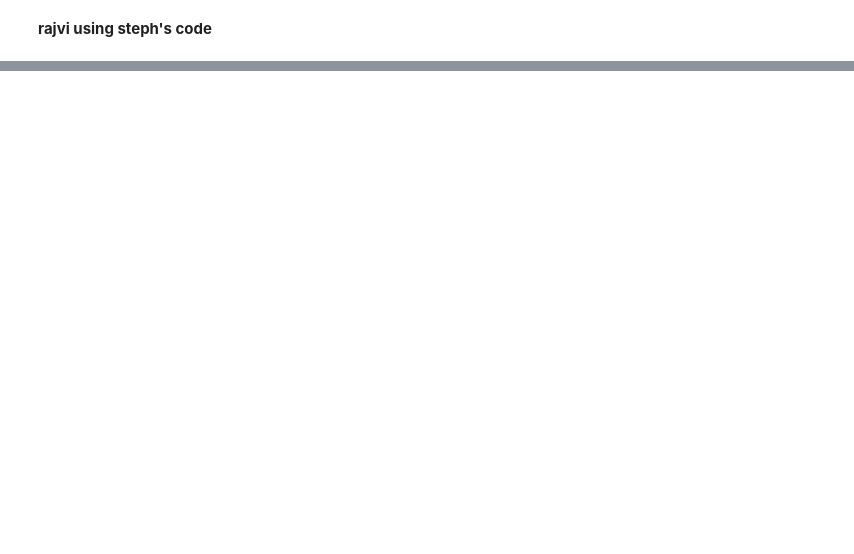
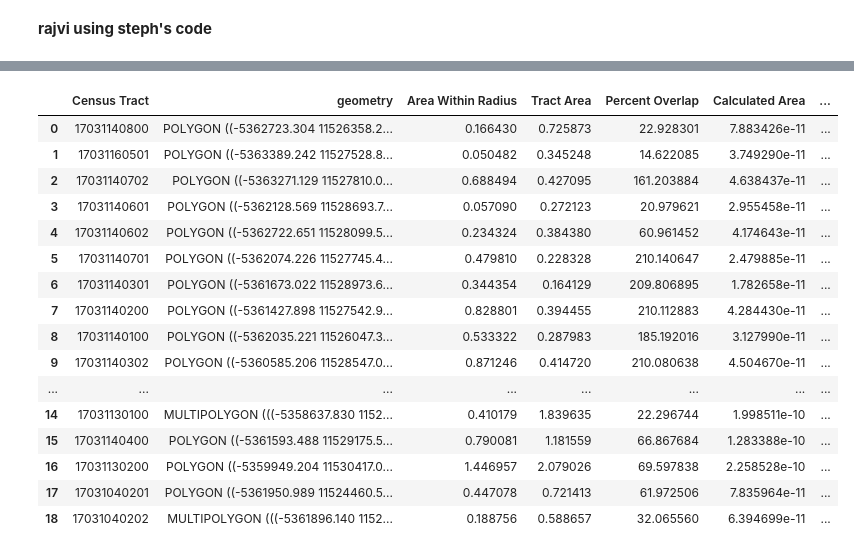
Before and after one commit to uchicago-dsi/cpl_project, a Jupyter notebook: can-summer-2023/api things/rajvi_use_mapbox_api.ipynb, the cells around one changed output, grey strips where cells are left out. Cells and saved outputs as stored; diff of their text form; code cells hidden in the pictures; blank space fills up the shorter version.

```diff
--- a/can-summer-2023/api things/rajvi_use_mapbox_api.ipynb
+++ b/can-summer-2023/api things/rajvi_use_mapbox_api.ipynb
@@ -156,2 +144,8 @@ albanyPark
 | 17 | 17031040201 | POLYGON ((-5361950.989 11524460.5... | 0.447078 | 0.721413 | 61.972506 |
 | 18 | 17031040202 | MULTIPOLYGON (((-5361896.140 1152... | 0.188756 | 0.588657 | 32.065560 |
+# %%
+areaCalculations = gpd.GeoDataFrame(areaCalculations, crs="epsg:32633")
+areaCalculations.reset_index(inplace = True)
+areaCalculations=areaCalculations.drop(columns = ['index'])
+areaCalculations['area'] = areaCalculations['geometry'].area/10**6
+areaCalculations
@@ -157,0 +170,23 @@ albanyPark
+# %%
+albanyPark['Percent Overlap'] = albanyPark['Area Within Radius']/albanyPark['Tract Area']*100
+albanyPark['Calculated Area'] = areaCalculations['area']
+albanyPark['Percent Overlap with Calculated Area'] = albanyPark['Area Within Radius']/albanyPark['Calculated Area']*100
+albanyPark
+# %% [output]
+|  | Census Tract | geometry | Area Within Radius | Tract Area | Percent Overlap | Calculated Area | ... |
+| 0 | 17031140800 | POLYGON ((-5362723.304 11526358.2... | 0.166430 | 0.725873 | 22.928301 | 7.883426e-11 | ... |
+| 1 | 17031160501 | POLYGON ((-5363389.242 11527528.8... | 0.050482 | 0.345248 | 14.622085 | 3.749290e-11 | ... |
+| 2 | 17031140702 | POLYGON ((-5363271.129 11527810.0... | 0.688494 | 0.427095 | 161.203884 | 4.638437e-11 | ... |
+| 3 | 17031140601 | POLYGON ((-5362128.569 11528693.7... | 0.057090 | 0.272123 | 20.979621 | 2.955458e-11 | ... |
+| 4 | 17031140602 | POLYGON ((-5362722.651 11528099.5... | 0.234324 | 0.384380 | 60.961452 | 4.174643e-11 | ... |
+| 5 | 17031140701 | POLYGON ((-5362074.226 11527745.4... | 0.479810 | 0.228328 | 210.140647 | 2.479885e-11 | ... |
+| 6 | 17031140301 | POLYGON ((-5361673.022 11528973.6... | 0.344354 | 0.164129 | 209.806895 | 1.782658e-11 | ... |
+| 7 | 17031140200 | POLYGON ((-5361427.898 11527542.9... | 0.828801 | 0.394455 | 210.112883 | 4.284430e-11 | ... |
+| 8 | 17031140100 | POLYGON ((-5362035.221 11526047.3... | 0.533322 | 0.287983 | 185.192016 | 3.127990e-11 | ... |
+| 9 | 17031140302 | POLYGON ((-5360585.206 11528547.0... | 0.871246 | 0.414720 | 210.080638 | 4.504670e-11 | ... |
+| ... | ... | ... | ... | ... | ... | ... | ... |
+| 14 | 17031130100 | MULTIPOLYGON (((-5358637.830 1152... | 0.410179 | 1.839635 | 22.296744 | 1.998511e-10 | ... |
+| 15 | 17031140400 | POLYGON ((-5361593.488 11529175.5... | 0.790081 | 1.181559 | 66.867684 | 1.283388e-10 | ... |
+| 16 | 17031130200 | POLYGON ((-5359949.204 11530417.0... | 1.446957 | 2.079026 | 69.597838 | 2.258528e-10 | ... |
+| 17 | 17031040201 | POLYGON ((-5361950.989 11524460.5... | 0.447078 | 0.721413 | 61.972506 | 7.835964e-11 | ... |
+| 18 | 17031040202 | MULTIPOLYGON (((-5361896.140 1152... | 0.188756 | 0.588657 | 32.065560 | 6.394699e-11 | ... |
```
Also changed, not shown: parts of 6 cells of this notebook.
